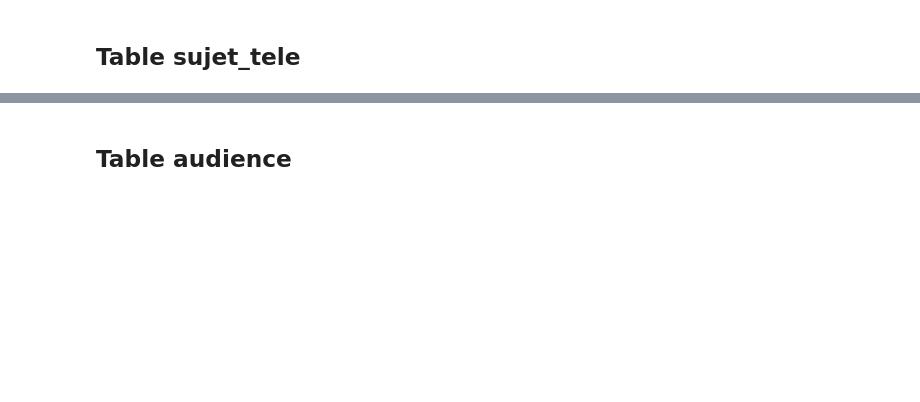
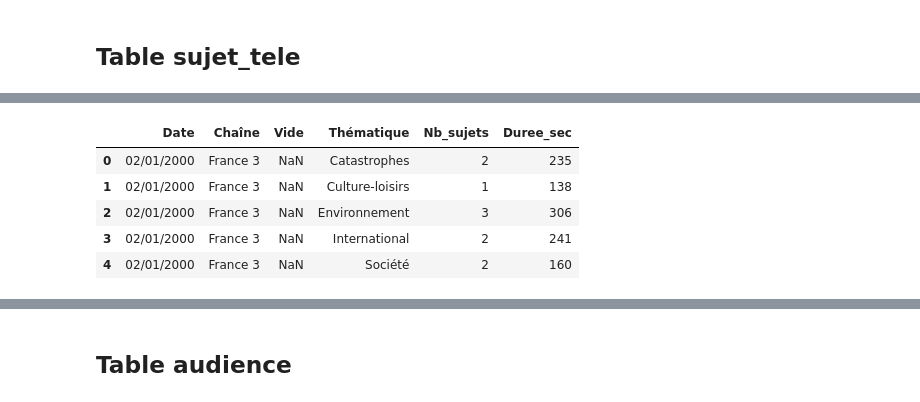
Before and after one commit to Gstrems/Projet_python_2A, a Jupyter notebook: rapport.ipynb, the cells around one changed output, grey strips where cells are left out. Saved outputs shown, nothing was run; the diff lists cells and outputs as text; code cells hidden in the pictures; blank space fills up the shorter version.

```diff
--- a/rapport.ipynb
+++ b/rapport.ipynb
@@ -43,9 +47,16 @@ colonnes = ["Date", "Chaîne","Vide", "Thématique", "Nb_sujets", "Duree_sec"]
 # %%
 with open('temp.csv', 'w', encoding='latin-1') as f:
     f.write(req.text)
 sujet_tele = pd.read_csv('temp.csv', sep=';', encoding='latin-1', header=None, names=colonnes)
 # latin permet d'encoder les accents
-sujet_tele
+sujet_tele.head()
+# %% [output]
+|  | Date | Chaîne | Vide | Thématique | Nb_sujets | Duree_sec |
+| 0 | 02/01/2000 | France 3 | NaN | Catastrophes | 2 | 235 |
+| 1 | 02/01/2000 | France 3 | NaN | Culture-loisirs | 1 | 138 |
+| 2 | 02/01/2000 | France 3 | NaN | Environnement | 3 | 306 |
+| 3 | 02/01/2000 | France 3 | NaN | International | 2 | 241 |
+| 4 | 02/01/2000 | France 3 | NaN | Société | 2 | 160 |
 # %%
 # Vérification que la colonne "Vide" ne contient pas de valeurs non nulles
 sujet_tele['Vide'].notna().any()
```
Also changed, not shown: parts of 50 cells of this notebook, 5 other files.
